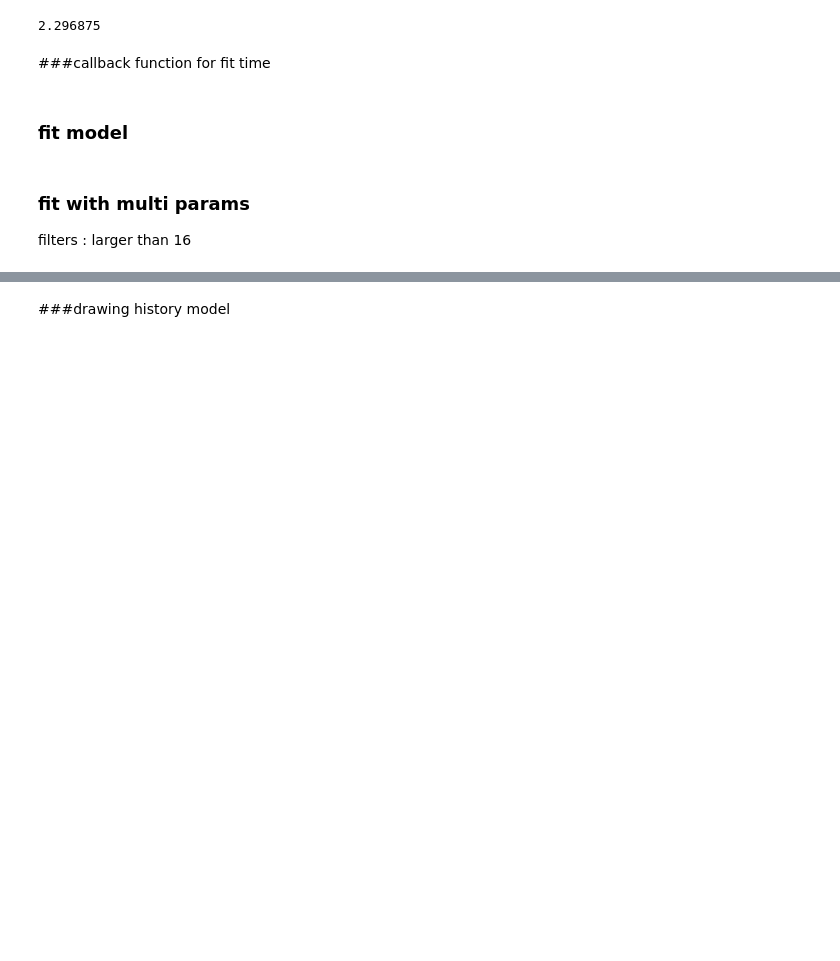
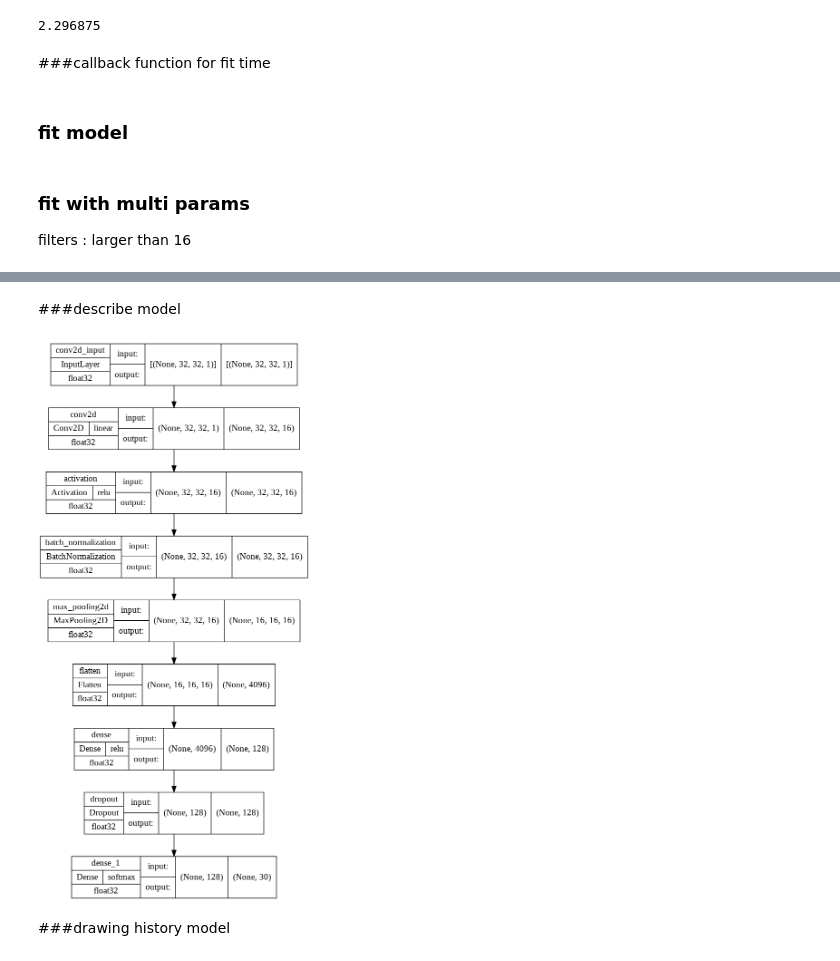
Before and after one commit to yojulab/knou_study_machinglearning, a Jupyter notebook: codes/sanghunoh/reports/Term_2_CNN_MPIE.ipynb, the cells around one changed output, grey strips where cells are left out. Cells and saved outputs as stored; diff of their text form; code cells hidden in the pictures; blank space fills up the shorter version.

```diff
--- a/codes/sanghunoh/reports/Term_2_CNN_MPIE.ipynb
+++ b/codes/sanghunoh/reports/Term_2_CNN_MPIE.ipynb
@@ -196,3 +234,11 @@ INFO:tensorflow:Assets written to: ram://09efa35b-276b-438b-8fe7-4ad66823e927/as
+# %% [markdown]
+###describe model
+# %%
+model = results[0][0]
+# %%
+tf.keras.utils.plot_model(model, show_shapes=True, show_dtype=True, expand_nested=True, show_layer_activations=True) #layer_range=?,
+# %% [output]
+[figure, added]
 # %% [markdown]
 ###drawing history model
 # %%
```
Also changed, not shown: parts of 13 cells of this notebook.
